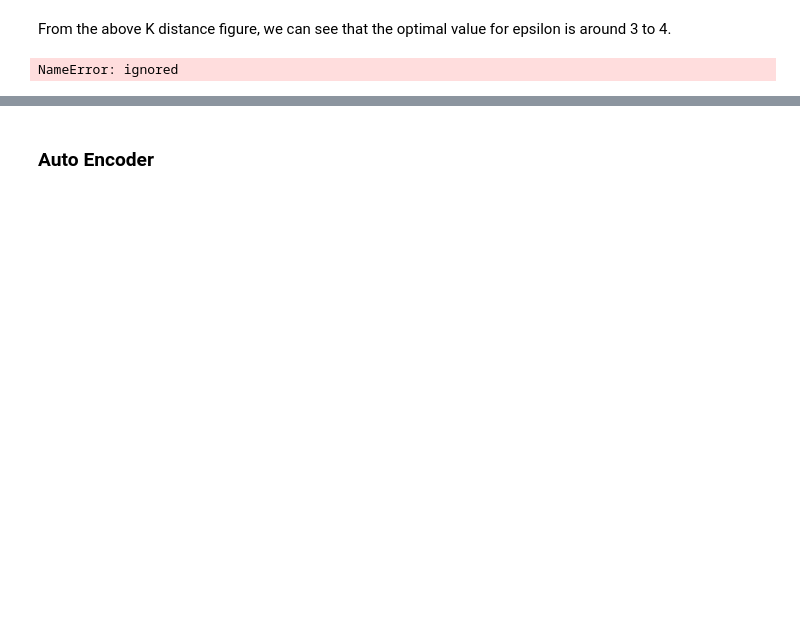
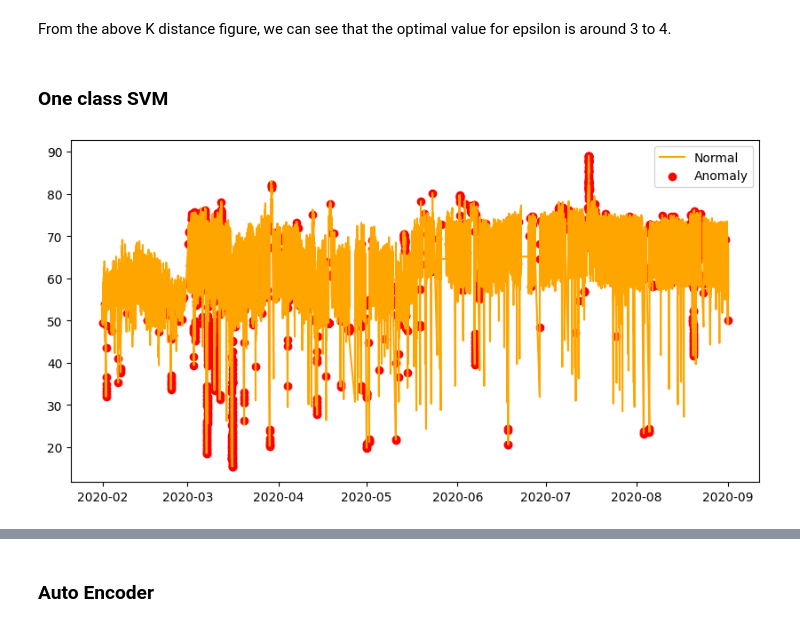
Before and after one commit to WilliamLu1999/Data-ML-Projects, a Jupyter notebook: Unsupervised_Anomaly_Detection_Time_Series_Metro_Predictive_Maintenance.ipynb, the cells around one changed output, grey strips where cells are left out. Drawn from its saved outputs; the diff is of its cells as text; code cells hidden in the pictures; blank space fills up the shorter version.

```diff
--- a/Unsupervised_Anomaly_Detection_Time_Series_Metro_Predictive_Maintenance.ipynb
+++ b/Unsupervised_Anomaly_Detection_Time_Series_Metro_Predictive_Maintenance.ipynb
@@ -391,8 +388,8 @@ plt.plot(distances)
 # %% [markdown]
 From the above K distance figure, we can see that the optimal value for  epsilon is around 3 to 4.
 # %%
-from sklearn.cluster import DBSCAN
-from sklearn.preprocessing import MinMaxScaler
-mms = MinMaxScaler() # nullify the noise in the data set, normalize the data through Min_Max Scaler
-df[features] = mms.fit_transform(df[features])
+#from sklearn.cluster import DBSCAN
+#from sklearn.preprocessing import MinMaxScaler
+#mms = MinMaxScaler() # nullify the noise in the data set, normalize the data through Min_Max Scaler
+#df[features] = mms.fit_transform(df[features])
 # %%
@@ -403,7 +400,31 @@ df_jul = []
-# %%
-dbscan4 = DBSCAN(eps=3.5, min_samples=30)
-model4 = dbscan4.fit(df_apr[features])
-dbscan_labels4 = model4.labels_
-df_apr['dbscan_anomaly'] = dbscan_labels4
-# %% [output]
-NameError: ignored
+# %% [markdown]
+### One class SVM
+# %%
+from sklearn.svm import OneClassSVM
+svm_data = df[features]
+scaler_svm = StandardScaler()
+svm_data_scaled = scaler_svm.fit_transform(svm_data)
+svm_dara_scaled_df = pd.DataFrame(svm_data_scaled)
+osvm = OneClassSVM(nu = 0.001,
+                   kernel = 'rbf',
+                   gamma = 'scale')
+osvm.fit(svm_dara_scaled_df)
+df['anomaly_svm'] = pd.Series(osvm.predict(svm_dara_scaled_df))
+# %%
+fig5, ax5 = plt.subplots(figsize = (10, 5))
+
+a5 = df.loc[df['anomaly_svm'] == -1,
+           ['timestamp', 'Oil_temperature']]
+
+ax5.plot(df['timestamp'], df['Oil_temperature'],
+        color = 'orange',
+        label = 'Normal')
+
+ax5.scatter(a5['timestamp'], a5['Oil_temperature'],
+           color = 'red',
+           label = 'Anomaly')
+
+plt.legend()
+plt.show()
+# %% [output]
+[figure, added]
```
Also changed, not shown: parts of 12 cells of this notebook.
